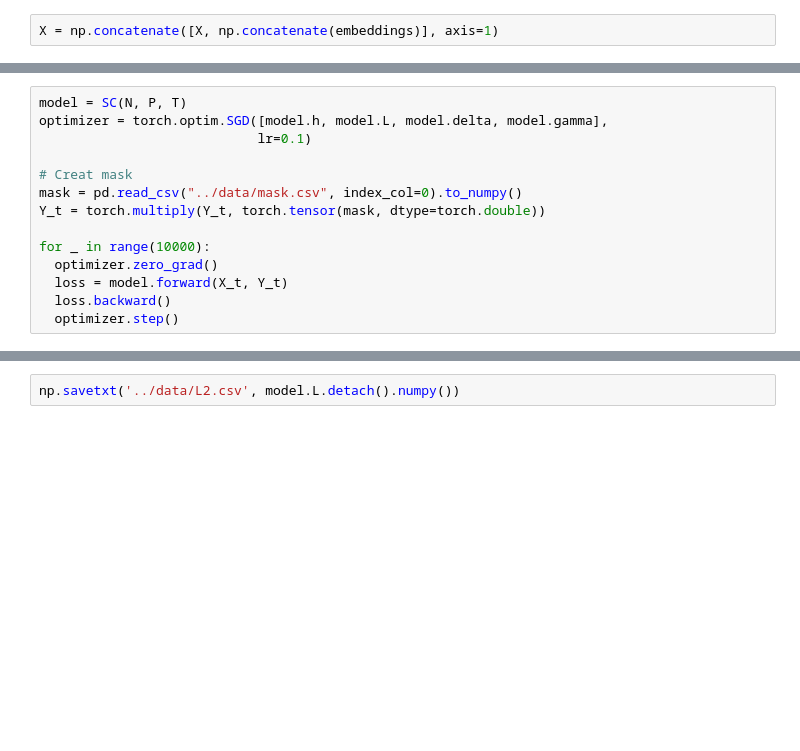
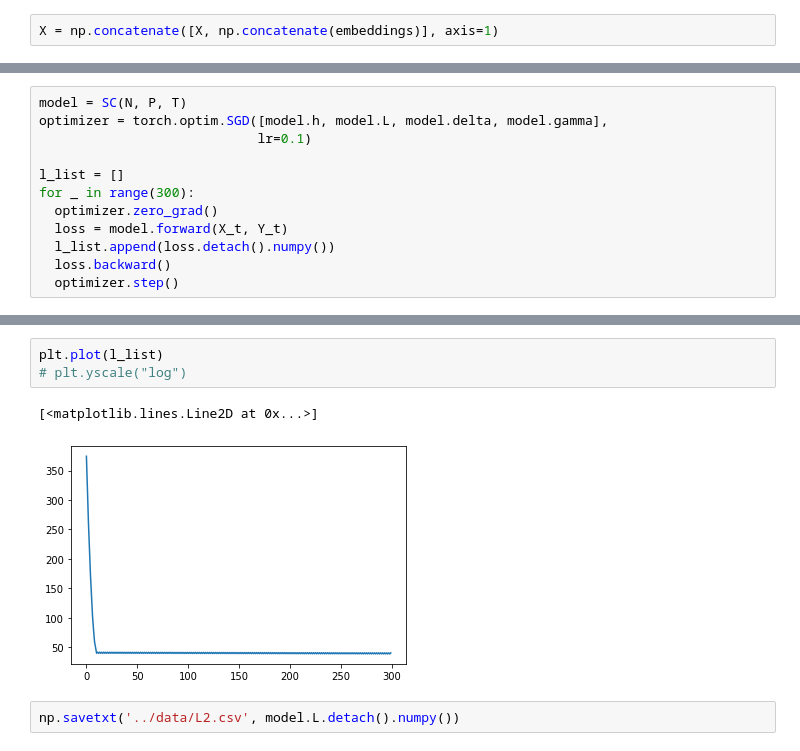
Before and after one commit to chenyangzhu/cz2641-applied-causality, a Jupyter notebook: src/codes/SC_with_covariates.ipynb, the cells around one changed output, grey strips where cells are left out. Cells and saved outputs as stored; diff of their text form; blank space fills up the shorter version.

```diff
--- a/src/codes/SC_with_covariates.ipynb
+++ b/src/codes/SC_with_covariates.ipynb
@@ -244,12 +250,10 @@ model = SC(N, P, T)
 optimizer = torch.optim.SGD([model.h, model.L, model.delta, model.gamma],
                             lr=0.1)
 
-# Creat mask
-mask = pd.read_csv("../data/mask.csv", index_col=0).to_numpy()
-Y_t = torch.multiply(Y_t, torch.tensor(mask, dtype=torch.double))
-
-for _ in range(10000):
+l_list = []
+for _ in range(300):
   optimizer.zero_grad()
   loss = model.forward(X_t, Y_t)
+  l_list.append(loss.detach().numpy())
   loss.backward()
   optimizer.step()
@@ -256,3 +271,9 @@ for _ in range(10000):
+# %%
+plt.plot(l_list)
+# plt.yscale("log")
+# %% [output]
+[<matplotlib.lines.Line2D at 0x...>]
+[figure, added]
 # %%
 np.savetxt('../data/L2.csv', model.L.detach().numpy())
 # %%
```
Also changed, not shown: parts of 3 cells of this notebook, 9 other files.
